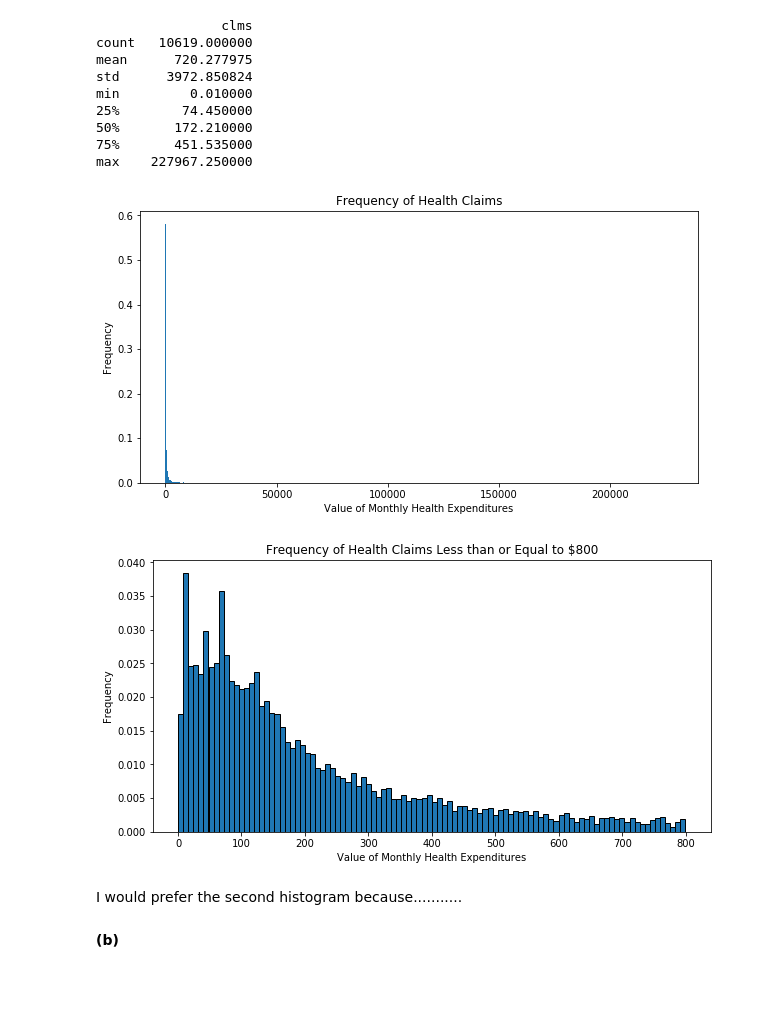
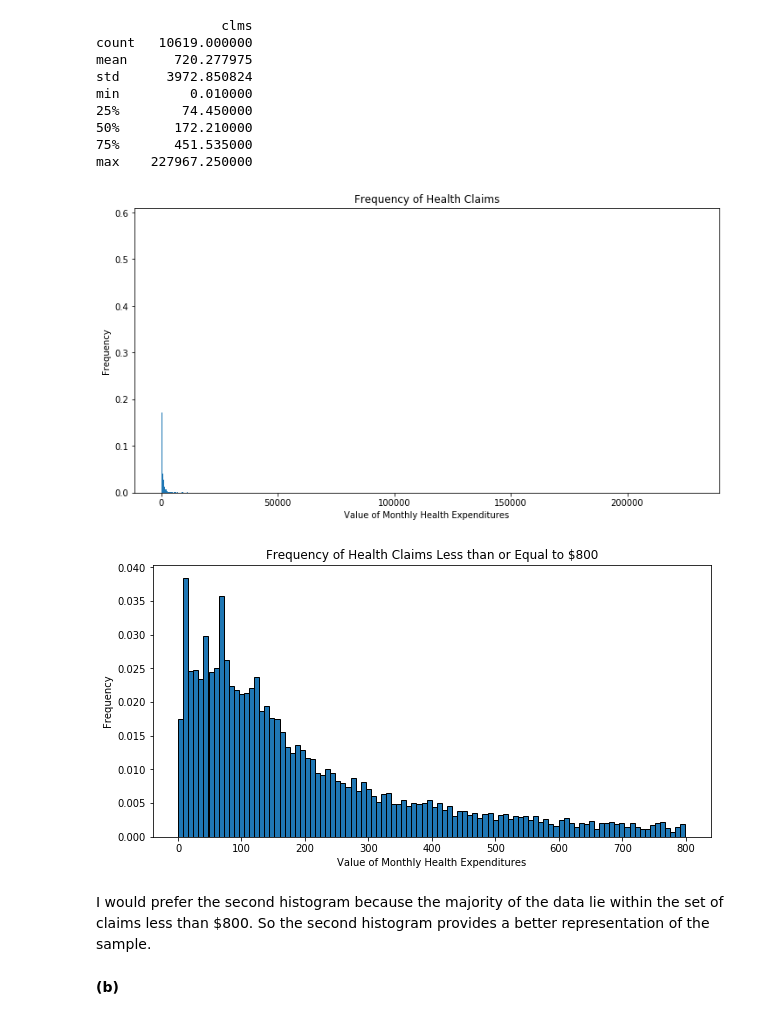
Before and after one commit to foxdaniel/BootCamp2018, a Jupyter notebook: ProbSets/Wk5/Econ/Structural_Estimation.ipynb, the cells around one changed output. Saved outputs shown, nothing was run; the diff lists cells and outputs as text; code cells hidden in the pictures; blank space fills up the shorter version.

```diff
--- a/ProbSets/Wk5/Econ/Structural_Estimation.ipynb
+++ b/ProbSets/Wk5/Econ/Structural_Estimation.ipynb
@@ -49,27 +49,27 @@ max    227967.250000
 # %%
 # Plots
 
-plt.subplots(figsize=(10, 5))
+plt.subplots(figsize=(12, 6))
 weights = (1/len(health)) * np.ones_like(health["clms"])
 plt.hist(health["clms"], 1000, weights = weights)
 plt.title("Frequency of Health Claims")
 plt.ylabel("Frequency")
 plt.xlabel("Value of Monthly Health Expenditures")
 plt.show()
 
 plt.subplots(figsize=(10, 5))
 weights = (1/len(health)) * np.ones_like(health[health["clms"] < 800])
 plt.hist(health[health["clms"] < 800]["clms"], 100, weights = weights,
          edgecolor='k')
 plt.title("Frequency of Health Claims Less than or Equal to $800")
 plt.ylabel("Frequency")
 plt.xlabel("Value of Monthly Health Expenditures")
 plt.show()
 # %% [output]
-[figure, old version]
+[figure, new version]
 [figure]
-# %% [markdown]
-I would prefer the second histogram because...........
+# %% [markdown]
+I would prefer the second histogram because the majority of the data lie within the set of claims less than $800. So the second histogram provides a better representation of the sample.
 # %% [markdown]
 **(b)**
 # %%
```
Also changed, not shown: parts of 3 cells of this notebook.
